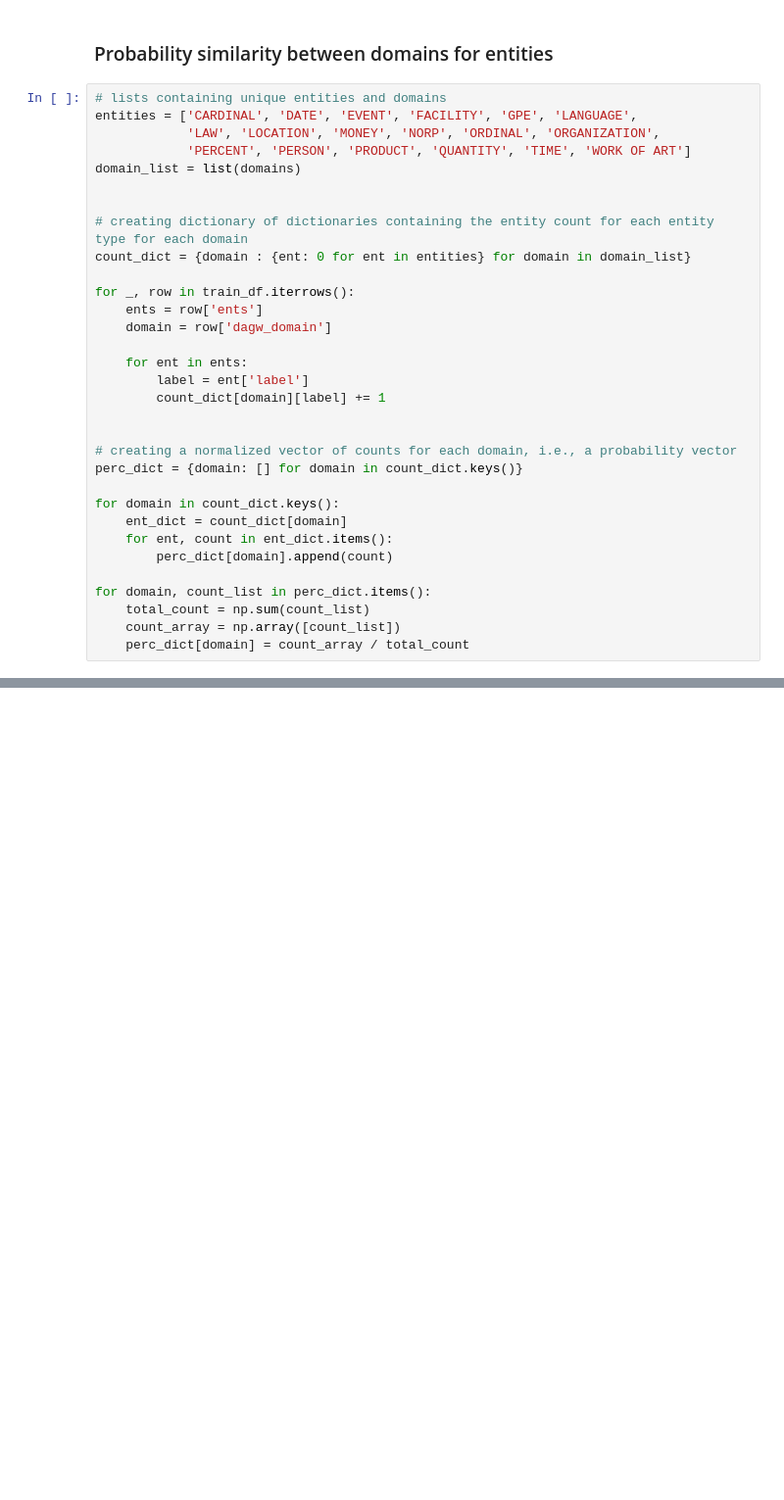
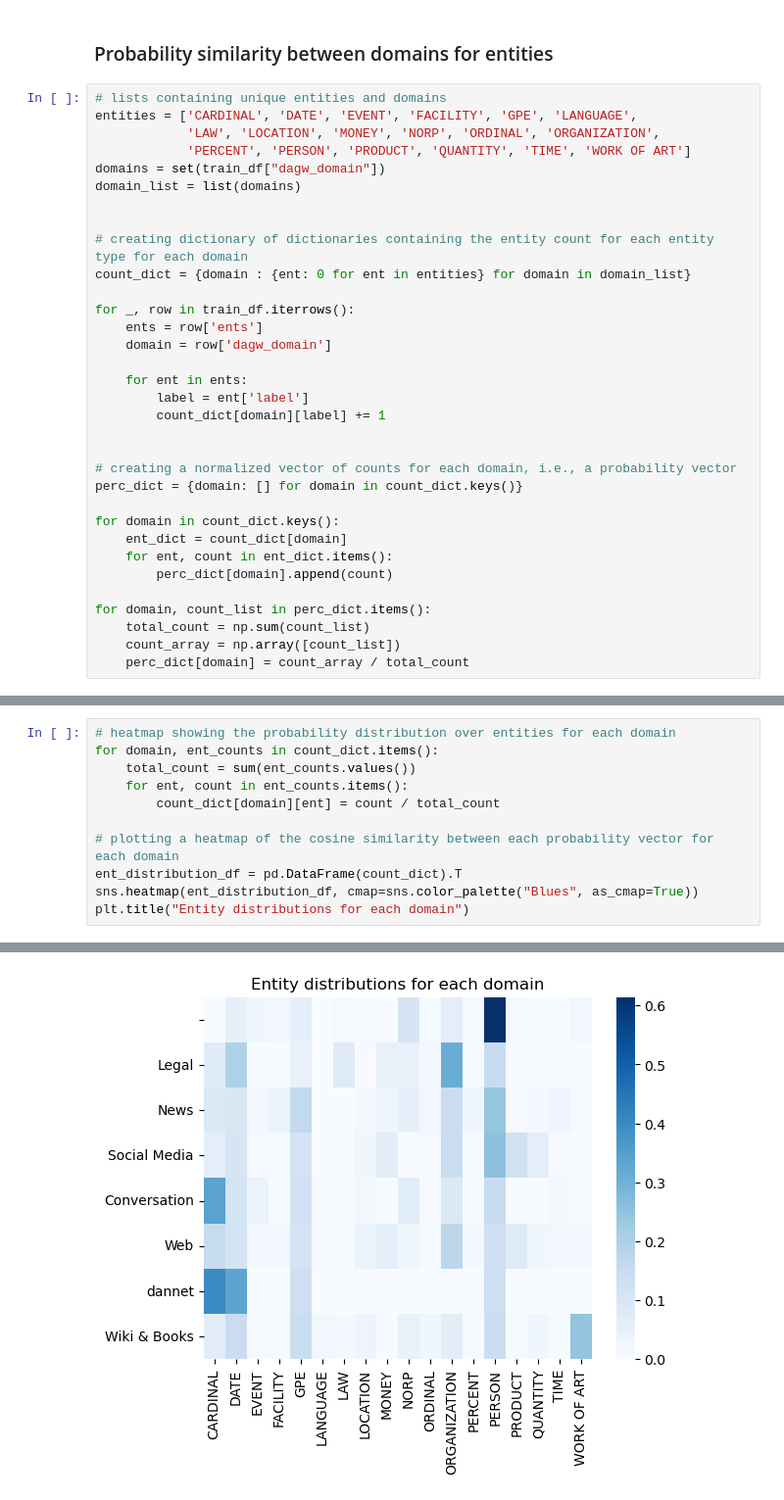
Before and after one commit to krusand/CrossNER-Active-Learning, a Jupyter notebook: eda.ipynb, the cells around one changed output, grey strips where cells are left out. Shown at 98% size. Saved outputs shown, nothing was run; the diff lists cells and outputs as text; blank space fills up the shorter version.

Commit message:
heatmap of entity distributions per domain

```diff
--- a/eda.ipynb
+++ b/eda.ipynb
@@ -80,6 +80,7 @@ Text(0.5, 1.0, 'Cosine similarity between doc2vec')
 entities = ['CARDINAL', 'DATE', 'EVENT', 'FACILITY', 'GPE', 'LANGUAGE',
             'LAW', 'LOCATION', 'MONEY', 'NORP', 'ORDINAL', 'ORGANIZATION',
             'PERCENT', 'PERSON', 'PRODUCT', 'QUANTITY', 'TIME', 'WORK OF ART']
+domains = set(train_df["dagw_domain"])
 domain_list = list(domains)
 
 
@@ -128,0 +111,12 @@ for domain, count_list in perc_dict.items():
+# %%
+# heatmap showing the probability distribution over entities for each domain
+for domain, ent_counts in count_dict.items():
+    total_count = sum(ent_counts.values())
+    for ent, count in ent_counts.items():
+        count_dict[domain][ent] = count / total_count
+
+# plotting a heatmap of the cosine similarity between each probability vector for each domain
+ent_distribution_df = pd.DataFrame(count_dict).T
+sns.heatmap(ent_distribution_df, cmap=sns.color_palette("Blues", as_cmap=True))
+plt.title("Entity distributions for each domain")
+# %% [output]
@@ -129,2 +124,3 @@ for domain, count_list in perc_dict.items():
+[figure, added]
 # %%
 # creating a dictionary containing the cosine similarity of each probability vector between every pair of domains
```
Also changed, not shown: parts of 3 cells of this notebook.
